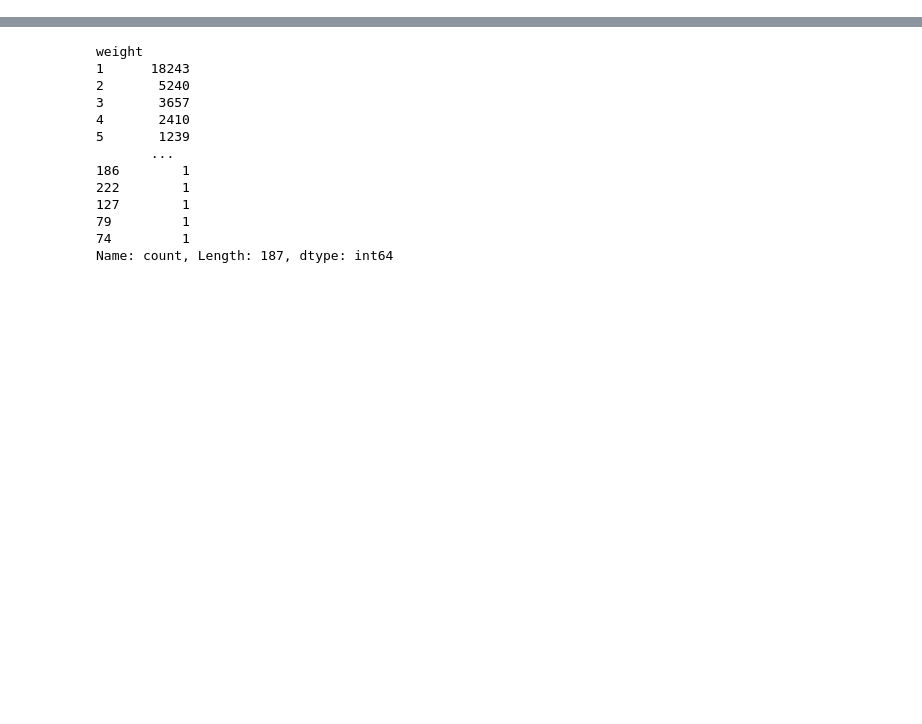
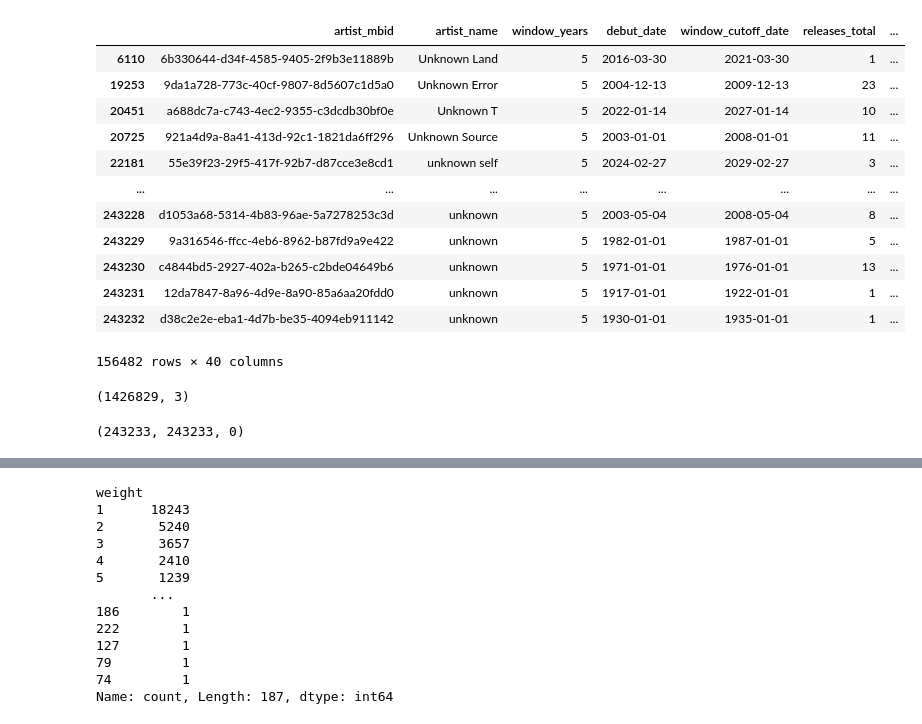
Before and after one commit to TheDeafOne/collaborative-success-research, a Jupyter notebook: network_construction/testing_network_construction.ipynb, the cells around one changed output, grey strips where cells are left out. Saved outputs shown, nothing was run; the diff lists cells and outputs as text; code cells hidden in the pictures; blank space fills up the shorter version.

```diff
--- a/network_construction/testing_network_construction.ipynb
+++ b/network_construction/testing_network_construction.ipynb
@@ -33,2 +34,6 @@ edges_df.head()
 # %%
-unique_mbids = set(edges_df.u.tolist() + edges_df.v.tolist())
+unique_mbids = set(edges_df["u"]).union(edges_df["v"])
+known_mbids = set(features_df["artist_mbid"])
+missing_mbids = unique_mbids - known_mbids
+
+len(unique_mbids), len(known_mbids), len(missing_mbids)
@@ -34,0 +107,22 @@ unique_mbids = set(edges_df.u.tolist() + edges_df.v.tolist())
+# %%
+nodes_df = nodes_df.drop(columns=['mbid_mbid'])
+# %%
+nodes_df[nodes_df['artist_name'].str.contains(r'nknown', na=False)]
+# %% [output]
+|  | artist_mbid | artist_name | window_years | debut_date | window_cutoff_date | releases_total | ... |
+| 6110 | 6b330644-d34f-4585-9405-2f9b3e11889b | Unknown Land | 5 | 2016-03-30 | 2021-03-30 | 1 | ... |
+| 19253 | 9da1a728-773c-40cf-9807-8d5607c1d5a0 | Unknown Error | 5 | 2004-12-13 | 2009-12-13 | 23 | ... |
+| 20451 | a688dc7a-c743-4ec2-9355-c3dcdb30bf0e | Unknown T | 5 | 2022-01-14 | 2027-01-14 | 10 | ... |
+| 20725 | 921a4d9a-8a41-413d-92c1-1821da6ff296 | Unknown Source | 5 | 2003-01-01 | 2008-01-01 | 11 | ... |
+| 22181 | 55e39f23-29f5-417f-92b7-d87cce3e8cd1 | unknown self | 5 | 2024-02-27 | 2029-02-27 | 3 | ... |
+| ... | ... | ... | ... | ... | ... | ... | ... |
+| 243228 | d1053a68-5314-4b83-96ae-5a7278253c3d | unknown | 5 | 2003-05-04 | 2008-05-04 | 8 | ... |
+| 243229 | 9a316546-ffcc-4eb6-8962-b87fd9a9e422 | unknown | 5 | 1982-01-01 | 1987-01-01 | 5 | ... |
+| 243230 | c4844bd5-2927-402a-b265-c2bde04649b6 | unknown | 5 | 1971-01-01 | 1976-01-01 | 13 | ... |
+| 243231 | 12da7847-8a96-4d9e-8a90-85a6aa20fdd0 | unknown | 5 | 1917-01-01 | 1922-01-01 | 1 | ... |
+| 243232 | d38c2e2e-eba1-4d7b-be35-4094eb911142 | unknown | 5 | 1930-01-01 | 1935-01-01 | 1 | ... |
+156482 rows × 40 columns
+# %%
+edges_df.shape
+# %% [output]
+(1426829, 3)
@@ -34,0 +133,8 @@ unique_mbids = set(edges_df.u.tolist() + edges_df.v.tolist())
+# %%
+unique_mbids = set(edges_df["u"]).union(edges_df["v"])
+known_mbids = set(nodes_df["artist_mbid"])
+missing_mbids = unique_mbids - known_mbids
+
+len(unique_mbids), len(known_mbids), len(missing_mbids)
+# %% [output]
+(243233, 243233, 0)
```
Also changed, not shown: parts of 10 cells of this notebook, 6 other files.
